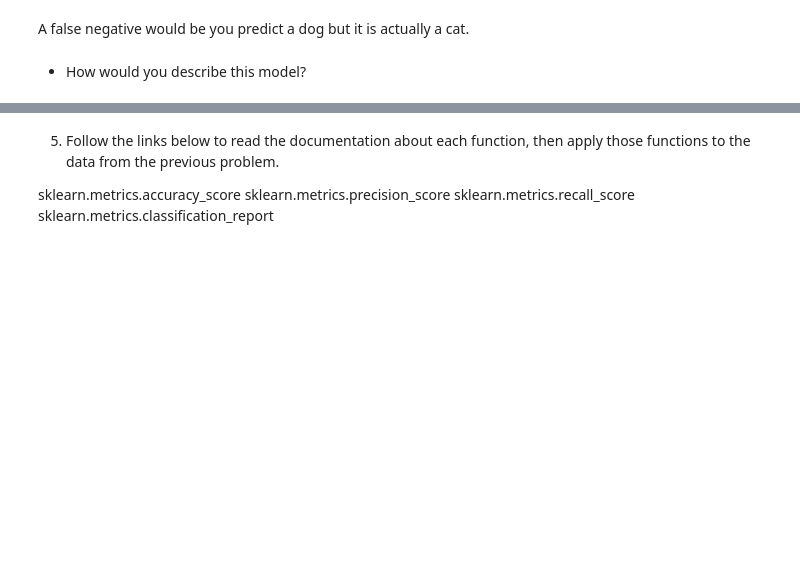
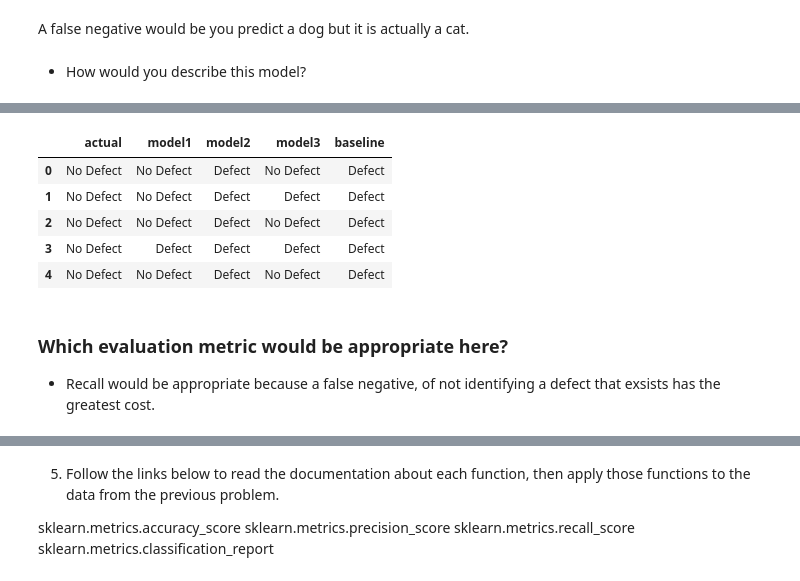
Before and after one commit to rachelrobbinsmayhill/classification-exercises, a Jupyter notebook: model_evaluation.ipynb, the cells around one changed output, grey strips where cells are left out. Cells and saved outputs as stored; diff of their text form; code cells hidden in the pictures; blank space fills up the shorter version.

```diff
--- a/model_evaluation.ipynb
+++ b/model_evaluation.ipynb
@@ -42,0 +121,15 @@ Accuracy = 0.53
+# %%
+df['baseline'] = 'Defect'
+# %%
+df.head()
+# %% [output]
+|  | actual | model1 | model2 | model3 | baseline |
+| 0 | No Defect | No Defect | Defect | No Defect | Defect |
+| 1 | No Defect | No Defect | Defect | Defect | Defect |
+| 2 | No Defect | No Defect | Defect | No Defect | Defect |
+| 3 | No Defect | Defect | Defect | Defect | Defect |
+| 4 | No Defect | No Defect | Defect | No Defect | Defect |
+# %% [markdown]
+### Which evaluation metric would be appropriate here?
+
+- Recall would be appropriate because a false negative, of not identifying a defect that exsists has the greatest cost.
```
Also changed, not shown: parts of 47 cells of this notebook.
